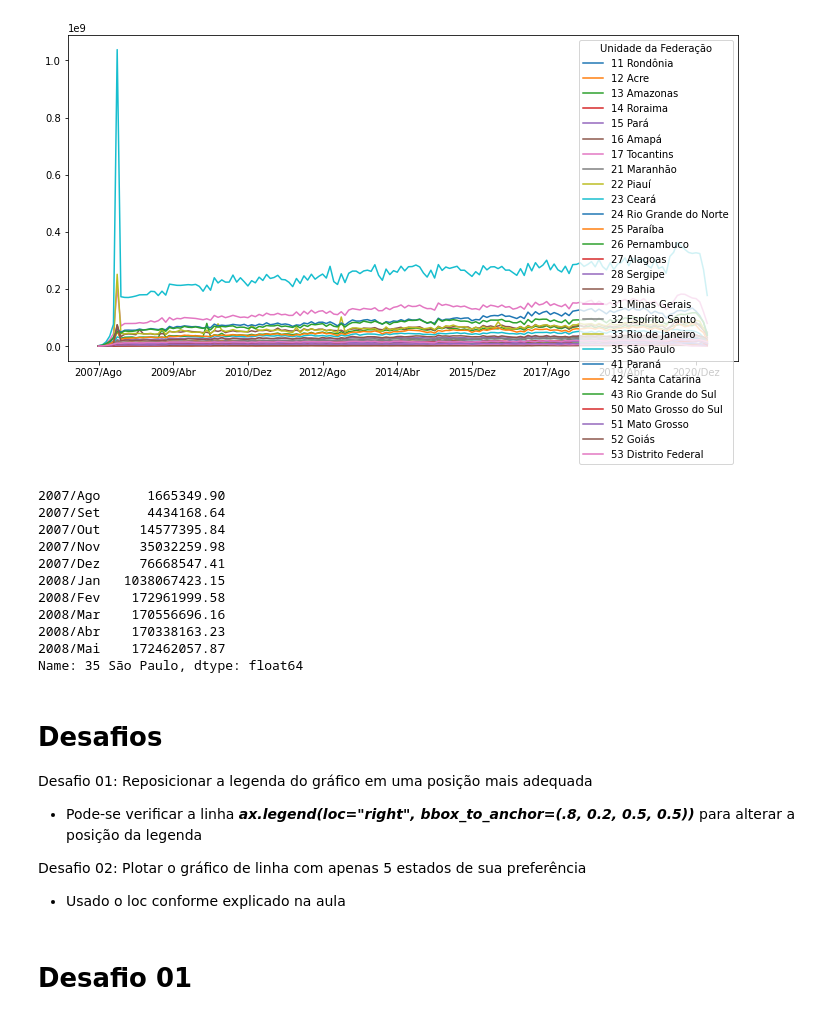
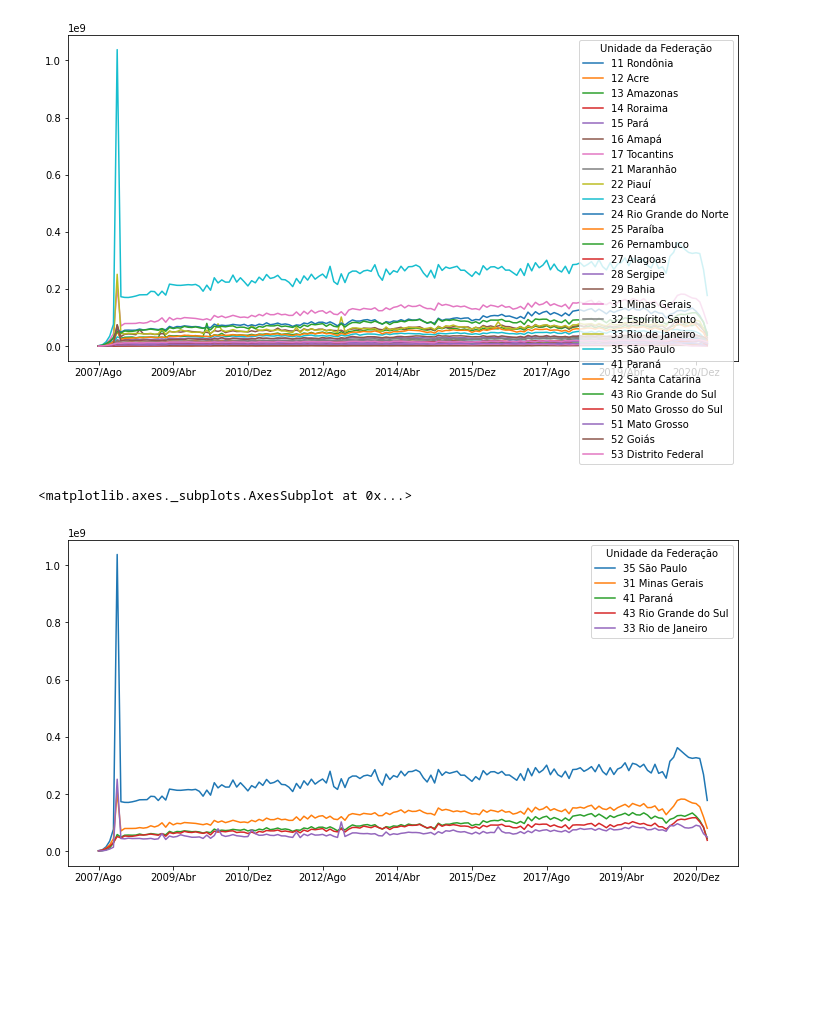
Before and after one commit to thiagoiori/Bootcamp_DS, a Jupyter notebook: Modulo01/Desafio03/Desafio03.ipynb, the cells around one changed output. Saved outputs shown, nothing was run; the diff lists cells and outputs as text; code cells hidden in the pictures; blank space fills up the shorter version.

```diff
--- a/Modulo01/Desafio03/Desafio03.ipynb
+++ b/Modulo01/Desafio03/Desafio03.ipynb
@@ -209,27 +102,11 @@ usaveis.T.plot(figsize=(12, 6))
 # %% [output]
 <matplotlib.axes._subplots.AxesSubplot at 0x...>
 [figure]
-# %%
-usaveis.loc["35 São Paulo"].head(10)
-# %% [output]
-2007/Ago      1665349.90
-2007/Set      4434168.64
-2007/Out     14577395.84
-2007/Nov     35032259.98
-2007/Dez     76668547.41
-2008/Jan   1038067423.15
-2008/Fev    172961999.58
-2008/Mar    170556696.16
-2008/Abr    170338163.23
-2008/Mai    172462057.87
-Name: 35 São Paulo, dtype: float64
-# %% [markdown]
-# Desafios
-
-Desafio 01: Reposicionar a legenda do gráfico em uma posição mais adequada
-* Pode-se verificar a linha ***ax.legend(loc="right", bbox_to_anchor=(.8, 0.2, 0.5, 0.5))*** para alterar a posição da legenda
-
-Desafio 02: Plotar o gráfico de linha com apenas 5 estados de sua preferência
-* Usado o loc conforme explicado na aula
-# %% [markdown]
-# Desafio 01
+# %%
+usaveis["Total"] = usaveis.sum(axis=1)
+ordenado_por_gasto = usaveis.sort_values("Total", ascending=False)
+ordenado_por_gasto = ordenado_por_gasto.drop("Total", axis=1)
+ordenado_por_gasto.head(5).T.plot(figsize=(12, 6))
+# %% [output]
+<matplotlib.axes._subplots.AxesSubplot at 0x...>
+[figure, added]
```
Also changed, not shown: parts of 31 cells of this notebook.
